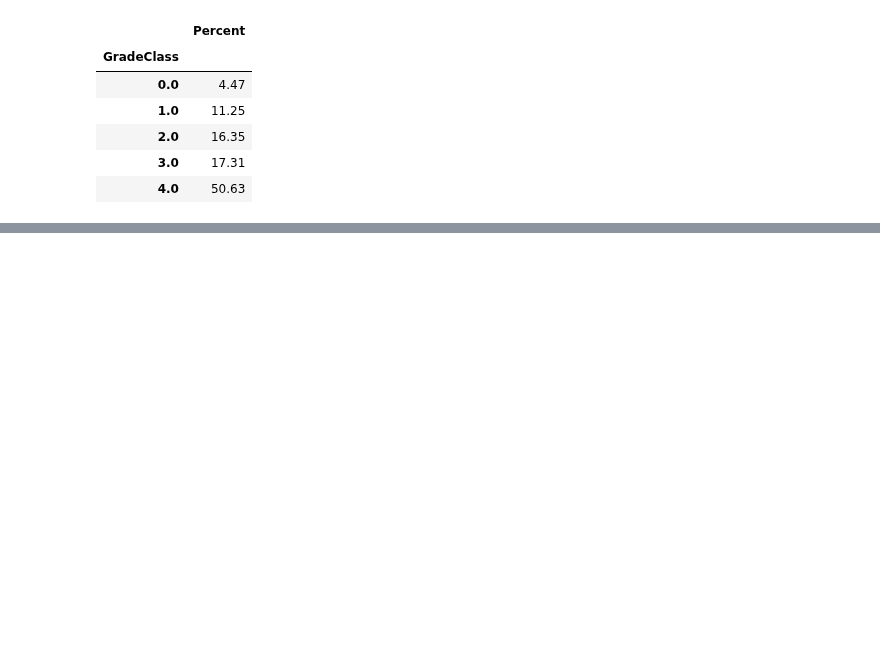
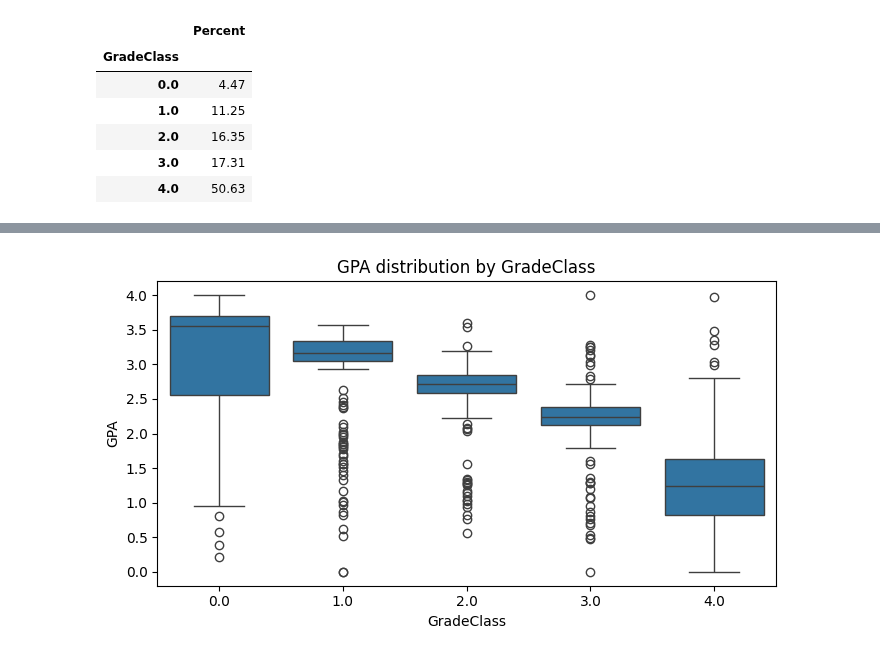
Before and after one commit to Sonu-kumar-08/YBI-INTERNSHIP, a Jupyter notebook: Student_Performance_Prediction.ipynb, the cells around one changed output, grey strips where cells are left out. Cells and saved outputs as stored; diff of their text form; code cells hidden in the pictures; blank space fills up the shorter version.

```diff
--- a/Student_Performance_Prediction.ipynb
+++ b/Student_Performance_Prediction.ipynb
@@ -186,0 +196,8 @@ Target proportions (%):
+# %%
+plt.figure(figsize=(7, 4))
+sns.boxplot(data=clean_df, x="GradeClass", y="GPA")
+plt.title("GPA distribution by GradeClass")
+plt.tight_layout()
+plt.show()
+# %% [output]
+[figure, added]
```
Also changed, not shown: parts of 3 cells of this notebook.
